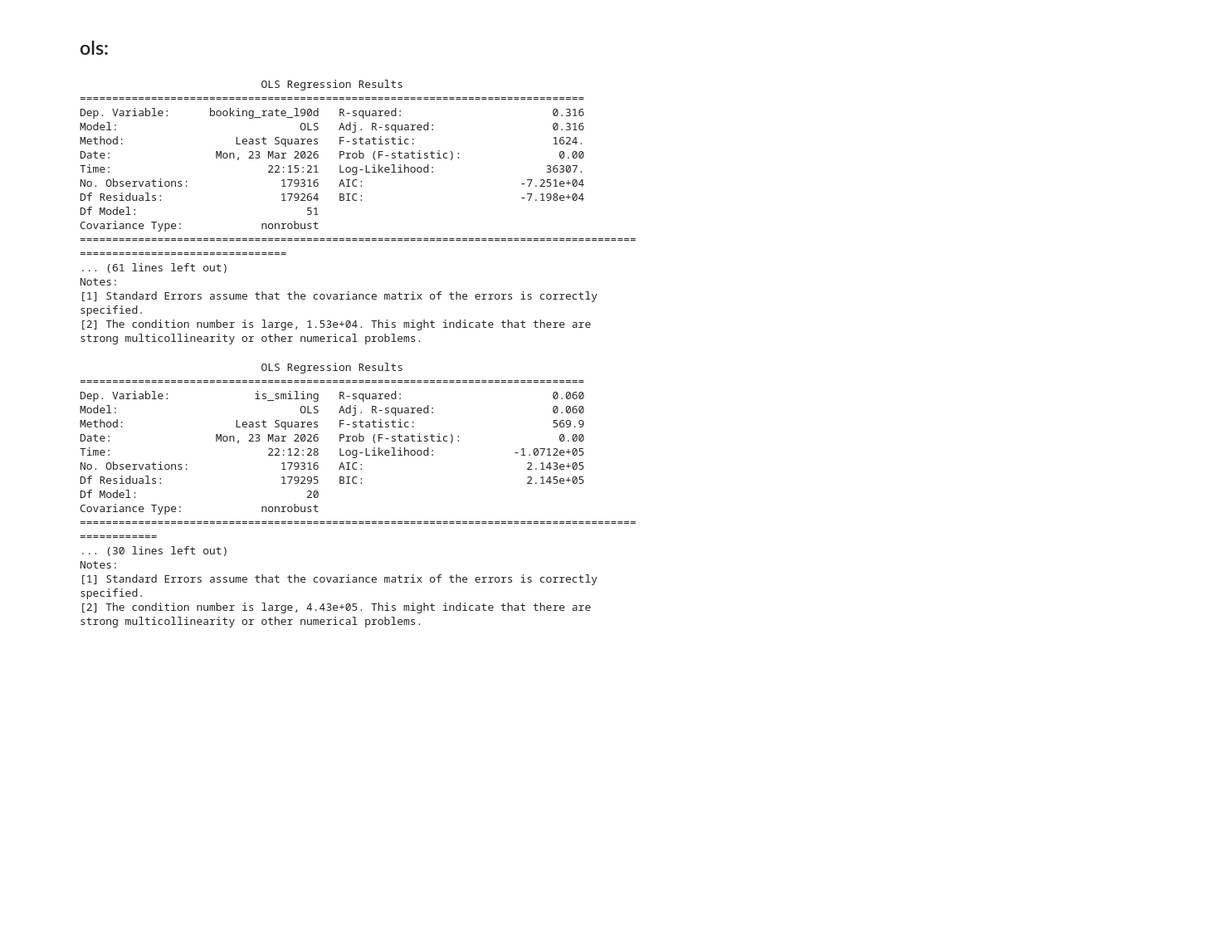
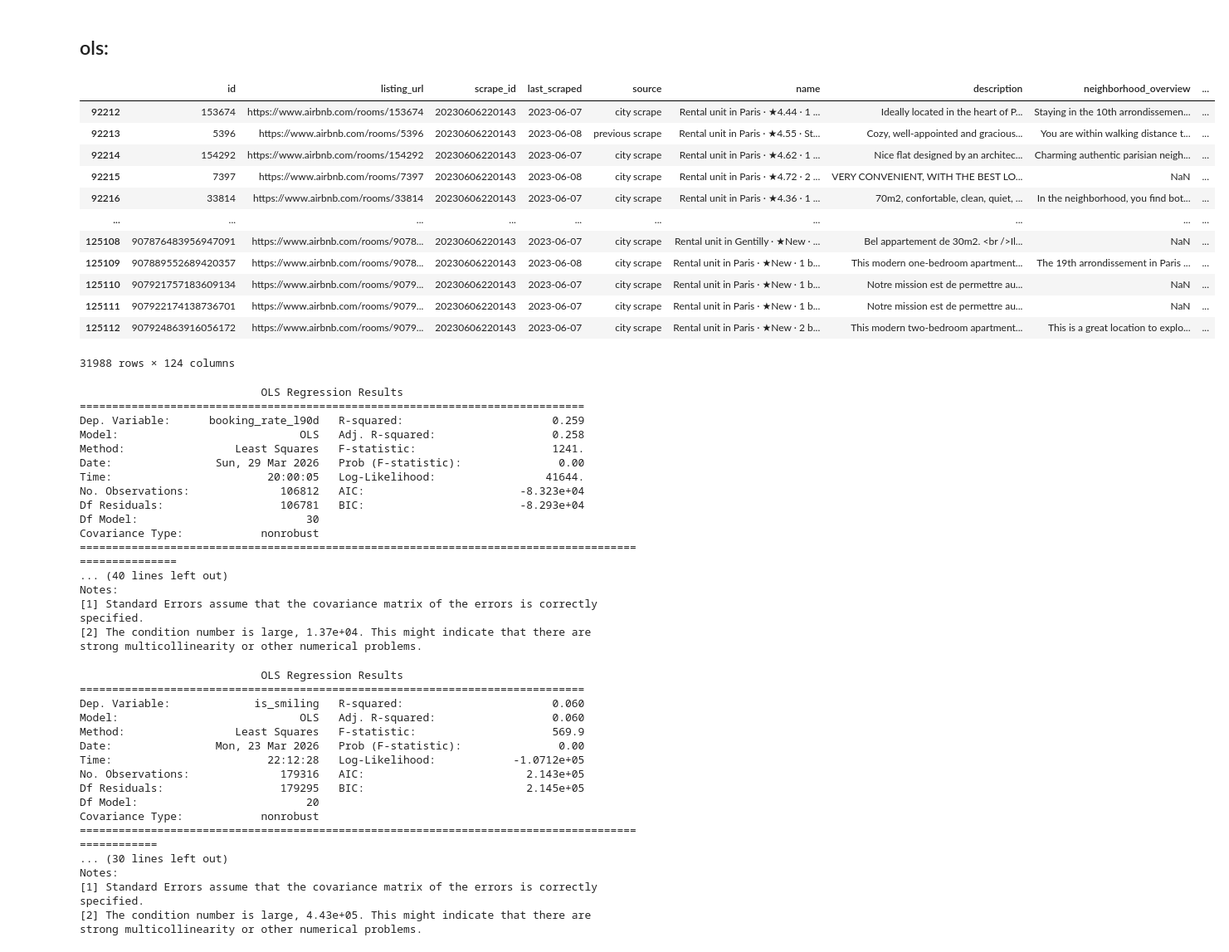
Before and after one commit to yeliu-dh/SelfPresentation_Multimodal_airbnb, a Jupyter notebook: C_stat/test_mod2324.ipynb, the cells around one changed output. Shown at 83% size. Saved outputs shown, nothing was run; the diff lists cells and outputs as text; code cells hidden in the pictures; blank space fills up the shorter version.

```diff
--- a/C_stat/test_mod2324.ipynb
+++ b/C_stat/test_mod2324.ipynb
@@ -48,5 +77,21 @@ df[vars_tactics]=df[vars_tactics].fillna(0)
 # %% [markdown]
 ## ols:
+# %%
+df[(df['is_paris']==1)&(df['in_2024']==0)]
+# %% [output]
+|  | id | listing_url | scrape_id | last_scraped | source | name | description | neighborhood_overview | ... |
+| 92212 | 153674 | https://www.airbnb.com/rooms/153674 | 20230606220143 | 2023-06-07 | city scrape | Rental unit in Paris · ★4.44 · 1 ... | Ideally located in the heart of P... | Staying in the 10th arrondissemen... | ... |
+| 92213 | 5396 | https://www.airbnb.com/rooms/5396 | 20230606220143 | 2023-06-08 | previous scrape | Rental unit in Paris · ★4.55 · St... | Cozy, well-appointed and gracious... | You are within walking distance t... | ... |
+| 92214 | 154292 | https://www.airbnb.com/rooms/154292 | 20230606220143 | 2023-06-07 | city scrape | Rental unit in Paris · ★4.62 · 1 ... | Nice flat designed by an architec... | Charming authentic parisian neigh... | ... |
+| 92215 | 7397 | https://www.airbnb.com/rooms/7397 | 20230606220143 | 2023-06-08 | city scrape | Rental unit in Paris · ★4.72 · 2 ... | VERY CONVENIENT, WITH THE BEST LO... | NaN | ... |
+| 92216 | 33814 | https://www.airbnb.com/rooms/33814 | 20230606220143 | 2023-06-07 | city scrape | Rental unit in Paris · ★4.36 · 1 ... | 70m2, confortable, clean, quiet, ... | In the neighborhood, you find bot... | ... |
+| ... | ... | ... | ... | ... | ... | ... | ... | ... | ... |
+| 125108 | 907876483956947091 | https://www.airbnb.com/rooms/9078... | 20230606220143 | 2023-06-07 | city scrape | Rental unit in Gentilly · ★New · ... | Bel appartement de 30m2. <br />Il... | NaN | ... |
+| 125109 | 907889552689420357 | https://www.airbnb.com/rooms/9078... | 20230606220143 | 2023-06-08 | city scrape | Rental unit in Paris · ★New · 1 b... | This modern one-bedroom apartment... | The 19th arrondissement in Paris ... | ... |
+| 125110 | 907921757183609134 | https://www.airbnb.com/rooms/9079... | 20230606220143 | 2023-06-07 | city scrape | Rental unit in Paris · ★New · 1 b... | Notre mission est de permettre au... | NaN | ... |
+| 125111 | 907922174138736701 | https://www.airbnb.com/rooms/9079... | 20230606220143 | 2023-06-07 | city scrape | Rental unit in Paris · ★New · 1 b... | Notre mission est de permettre au... | NaN | ... |
+| 125112 | 907924863916056172 | https://www.airbnb.com/rooms/9079... | 20230606220143 | 2023-06-07 | city scrape | Rental unit in Paris · ★New · 2 b... | This modern two-bedroom apartment... | This is a great location to explo... | ... |
+31988 rows × 124 columns
 # %%
 importlib.reload(modeling)
 from utils.modeling import write_formula,build_model
@@ -57,33 +102,53 @@ import statsmodels.formula.api as smf
 
 # C(host_is_superhost)
 # C(host_has_profile_pic)
-formula= ("booking_rate_l90d ~ C(host_identity_verified)  + C(lang) + C(room_type) + C(instant_bookable) + review_scores_rating + has_rating + years_since_host + professional_host + len + price + availability_90 + "
-        "C(host_is_superhost) + "
-        "(ouverture + authenticité + sociabilité + auto_promotion + exemplarité +  C(host_picture_type) + is_smiling ) * is_paris * in_2024 "
-        # smile_score coef 过小!
-        # "is_paris * in_2024"
 
+x_vars=["host_identity_verified", "host_has_profile_pic",
+    "review_scores_rating", #"has_rating", "number_of_reviews",
+    "years_since_host","professional_host",'host_is_superhost', ##'calculated_host_listings_count',
+    # 'status_changed', 'old_host_sp_changed',# "is_changed"
+    "lang", "len",
+    "price",
+    "availability_90",#*
+    "room_type", "instant_bookable", #'is_within_1km',
+
+    "ouverture", "authenticité","sociabilité","auto_promotion","exemplarité",
+    "host_picture_type","is_smiling"
+]
+tactics_vars=["is_paris","in_2024"]
+
+
+formula= ("booking_rate_l90d ~ C(host_identity_verified)  + review_scores_rating + has_rating + "
+            "C(host_is_superhost) +"
+            "years_since_host + professional_host + "
+            "len + C(lang) +"
+            "price  + availability_90 + C(room_type) + C(instant_bookable) + "
+            "(ouverture + authenticité + sociabilité + auto_promotion + exemplarité)*is_paris+"
+            "C(host_picture_type) + is_smiling "
+            # smile_score coef 过小!
+            # "is_paris "
 )
-model=smf.ols(formula, data=df).fit()
+df_ols=df[df['in_2024']==1]
+model=smf.ols(formula, data=df_ols).fit()
 summary=model.summary()
 print(summary)
 # %% [output]
                             OLS Regression Results
 ==============================================================================
-Dep. Variable:      booking_rate_l90d   R-squared:                       0.316
-Model:                            OLS   Adj. R-squared:                  0.316
-Method:                 Least Squares   F-statistic:                     1624.
-Date:                Mon, 23 Mar 2026   Prob (F-statistic):               0.00
-Time:                        22:15:21   Log-Likelihood:                 36307.
-No. Observations:              179316   AIC:                        -7.251e+04
-Df Residuals:                  179264   BIC:                        -7.198e+04
-Df Model:                          51
+Dep. Variable:      booking_rate_l90d   R-squared:                       0.259
+Model:                            OLS   Adj. R-squared:                  0.258
+Method:                 Least Squares   F-statistic:                     1241.
+Date:                Sun, 29 Mar 2026   Prob (F-statistic):               0.00
+Time:                        20:00:05   Log-Likelihood:                 41644.
+No. Observations:              106812   AIC:                        -8.323e+04
+Df Residuals:                  106781   BIC:                        -8.293e+04
+Df Model:                          30
 Covariance Type:            nonrobust
-======================================================================================================================
-... (61 lines left out)
+=====================================================================================================
+... (40 lines left out)
 Notes:
 [1] Standard Errors assume that the covariance matrix of the errors is correctly specified.
-[2] The condition number is large, 1.53e+04. This might indicate that there are
+[2] The condition number is large, 1.37e+04. This might indicate that there are
 strong multicollinearity or other numerical problems.
 # %%
 # subdf=df[df['in_2024']==1]
```
Also changed, not shown: parts of 4 cells of this notebook, 7 other files.
